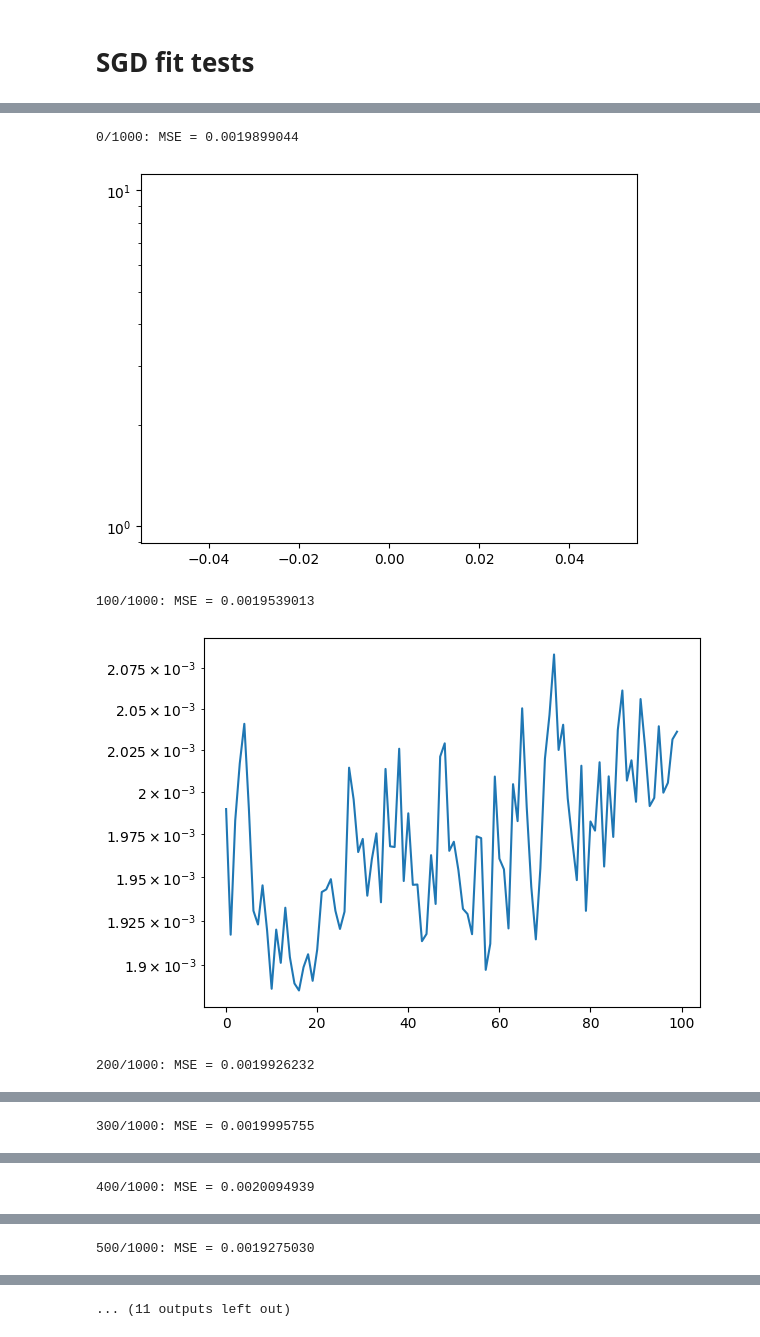
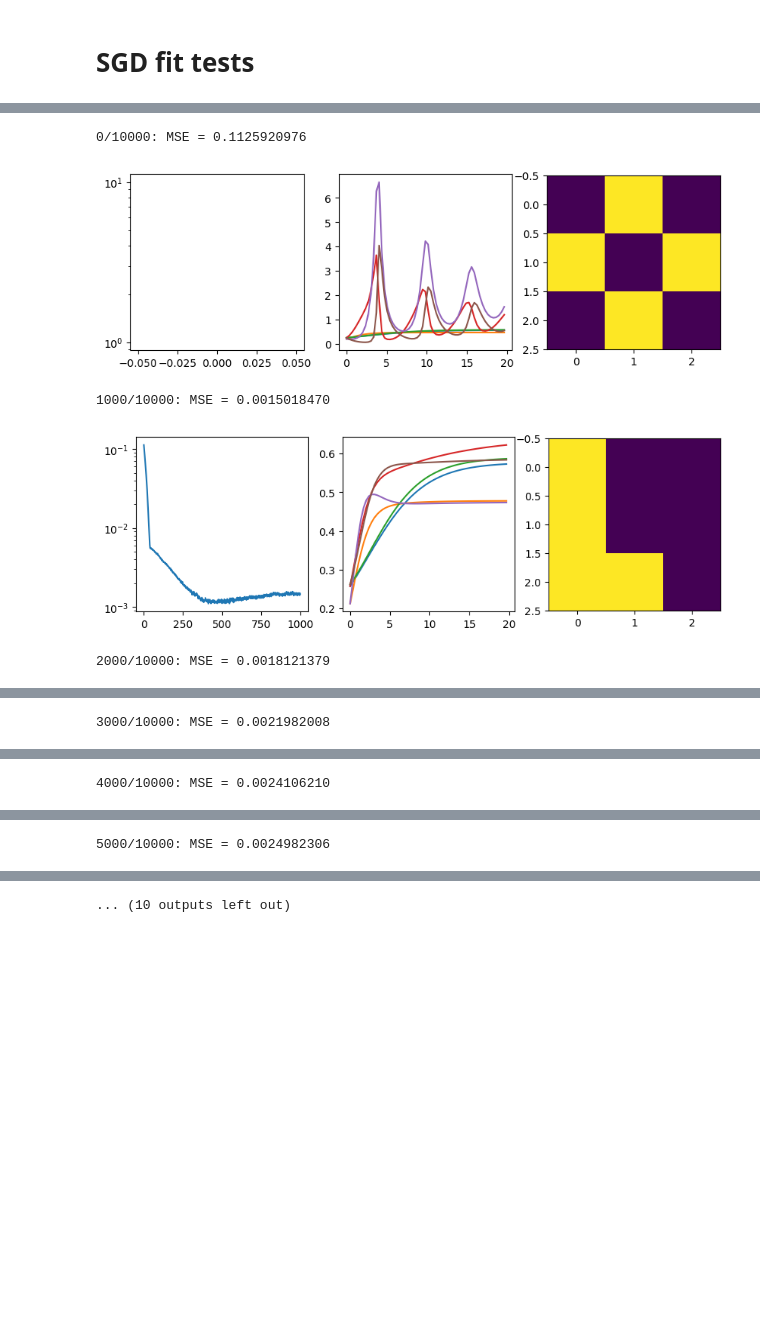
Before and after one commit to joaovaleriano/gLV_OED, a Jupyter notebook: notebooks/sgd_fit_tests.ipynb, the cells around one changed output, grey strips where cells are left out. Cells and saved outputs as stored; diff of their text form; code cells hidden in the pictures; blank space fills up the shorter version.

```diff
--- a/notebooks/sgd_fit_tests.ipynb
+++ b/notebooks/sgd_fit_tests.ipynb
@@ -77,45 +81,60 @@ gamma = 0.9
 eps = 1e-7
 Eg2 = np.zeros_like(p)
 
-n_steps = 1000
-plot_steps = 100
+n_steps = 10000
+plot_steps = 1000
 
-# np.random.seed(1234)
-# p2 = np.random.normal(0, 1, n*(n+1))
-p2 = p * np.random.normal(1, 0.1, p.shape[0])
+np.random.seed(1)
+p2 = np.random.normal(0, 1, n*(n+1))
+# p2 = p * np.random.normal(1, 0., p.shape[0])
 
 p_hist2 = np.zeros((n_steps, p2.shape[0]))
 p_hist2[0] = p2
 
 mse_hist = np.zeros(n_steps)
 
-batch_size = 20
+batch_size = 10
 
 for i in range(n_steps):
 
     Eg2 *= 0.
 
-    mse_hist[i] = mse(glv_time(t, y, p), dydt)
+    mse_hist[i] = mse(glv_time(t, y, p2), dydt)
 
-    p2, Eg2 = mini_batch_sgd_rmsprop(replicates, p, alpha, gamma, eps, Eg2, batch_size, averaging="none")
+    p2, Eg2 = mini_batch_sgd_rmsprop(replicates, p2, alpha, gamma, eps, Eg2, batch_size, averaging="none")
     p_hist2[i] = p2
 
     print("\r", " "*100, end="")
     print("\r"+f"{i}/{n_steps}: MSE = {mse_hist[i]:.10f}", end="")
 
     if i % plot_steps == 0:
 
+        sol = euler_maruyama(glv, t[0], y[0], p2, 0., dt, t)
+
+        plt.subplots(1, 3, figsize=(10, 3))
+        plt.subplot(1, 3, 1)
         plt.plot(mse_hist[:i])
         plt.yscale("log")
+        plt.subplot(1, 3, 2)
+        plt.plot(t, y)
+        plt.plot(t, sol)
+        plt.subplot(1, 3, 3)
+        plt.imshow(np.sign(p2[n:].reshape((n,n))))
         plt.show()
 
-sol = euler_maruyama(glv, t[0], y[0], p, 0., dt, t)
-
+plt.subplots(1, 3, figsize=(10, 3))
+plt.subplot(1, 3, 1)
+plt.plot(mse_hist[:i])
+plt.yscale("log")
+plt.subplot(1, 3, 2)
 plt.plot(t, y)
 plt.plot(t, sol)
+plt.subplot(1, 3, 3)
+plt.imshow(np.sign(p2[n:].reshape((n,n))))
+plt.show()
 # %% [output]
-0/1000: MSE = 0.0019899044
+0/10000: MSE = 0.1125920976
-[figure, old version]
+[figure, new version]
-100/1000: MSE = 0.0019539013
+1000/10000: MSE = 0.0015018470
-[figure, old version]
+[figure, new version]
-200/1000: MSE = 0.0019926232
+2000/10000: MSE = 0.0018121379
@@ -123 +142 @@ plt.plot(t, sol)
-300/1000: MSE = 0.0019995755
+3000/10000: MSE = 0.0021982008
@@ -125 +144 @@ plt.plot(t, sol)
-400/1000: MSE = 0.0020094939
+4000/10000: MSE = 0.0024106210
@@ -127 +146 @@ plt.plot(t, sol)
-500/1000: MSE = 0.0019275030
+5000/10000: MSE = 0.0024982306
@@ -129 +148 @@ plt.plot(t, sol)
-... (11 outputs left out)
+... (10 outputs left out)
```
Also changed, not shown: parts of 5 cells of this notebook.
